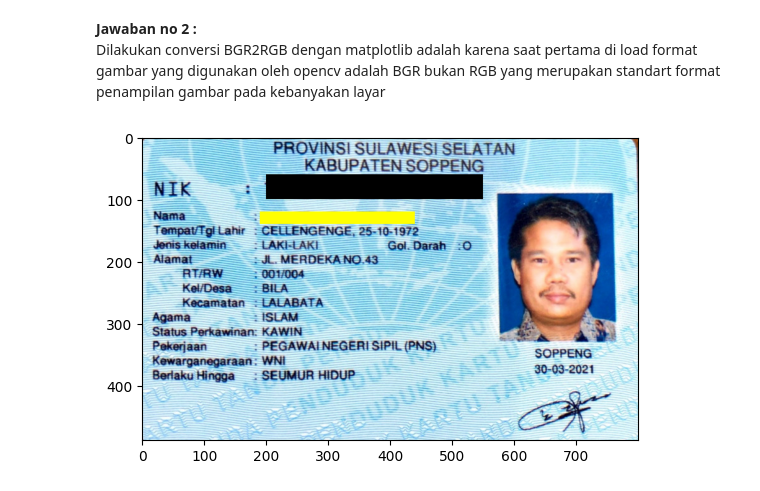
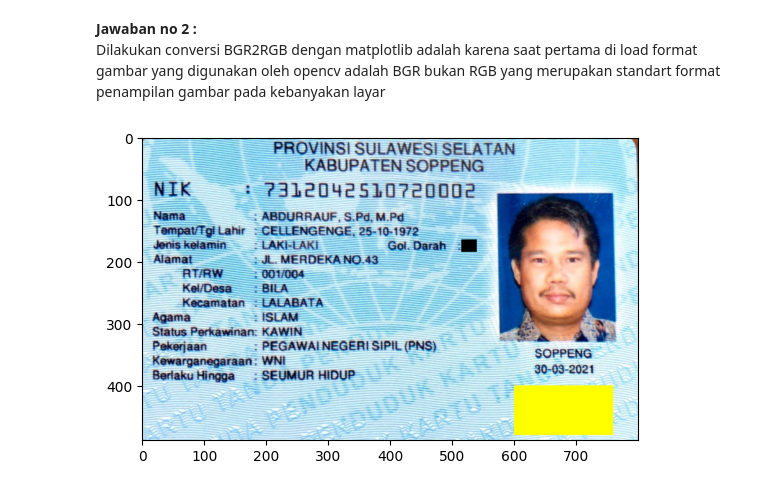
Before and after one commit to riVFerd/PCVK, a Jupyter notebook: week1.ipynb, the cells around one changed output. Drawn from its saved outputs; the diff is of its cells as text; code cells hidden in the pictures.

```diff
--- a/week1.ipynb
+++ b/week1.ipynb
@@ -173,16 +171,18 @@ plt.imshow(image_ktp_2)
 Dilakukan conversi BGR2RGB dengan matplotlib adalah karena saat pertama di load format gambar yang digunakan oleh opencv adalah BGR bukan RGB yang merupakan standart format penampilan gambar pada kebanyakan layar
 # %%
 # Jawaban no 3
+# Menutup gol darah dan TTD (Kel. 3)
 
 # custom reuseable function to easily draw rectangle
 def draw_rectangle(image, xstart, ystart, xlength, ylength, color):
     for x in range(xlength):
         for y in range(ylength):
             image[ystart + y, xstart + x] = color
 
-draw_rectangle(image_ktp_2, 200, 60, 350, 40, [0, 0, 0])
-draw_rectangle(image_ktp_2, 190, 120, 250, 20, [255, 255, 0])
-plt.imshow(image_ktp_2)
+image_ktp_3 = image_ktp_2.copy()
+draw_rectangle(image_ktp_3, 515, 165, 25, 20, [0, 0, 0])
+draw_rectangle(image_ktp_3, 600, 400, 160, 80, [255, 255, 0])
+plt.imshow(image_ktp_3)
 plt.show()
 # %% [output]
-[figure, old version]
+[figure, new version]
```
Also changed, not shown: parts of 7 cells of this notebook.
